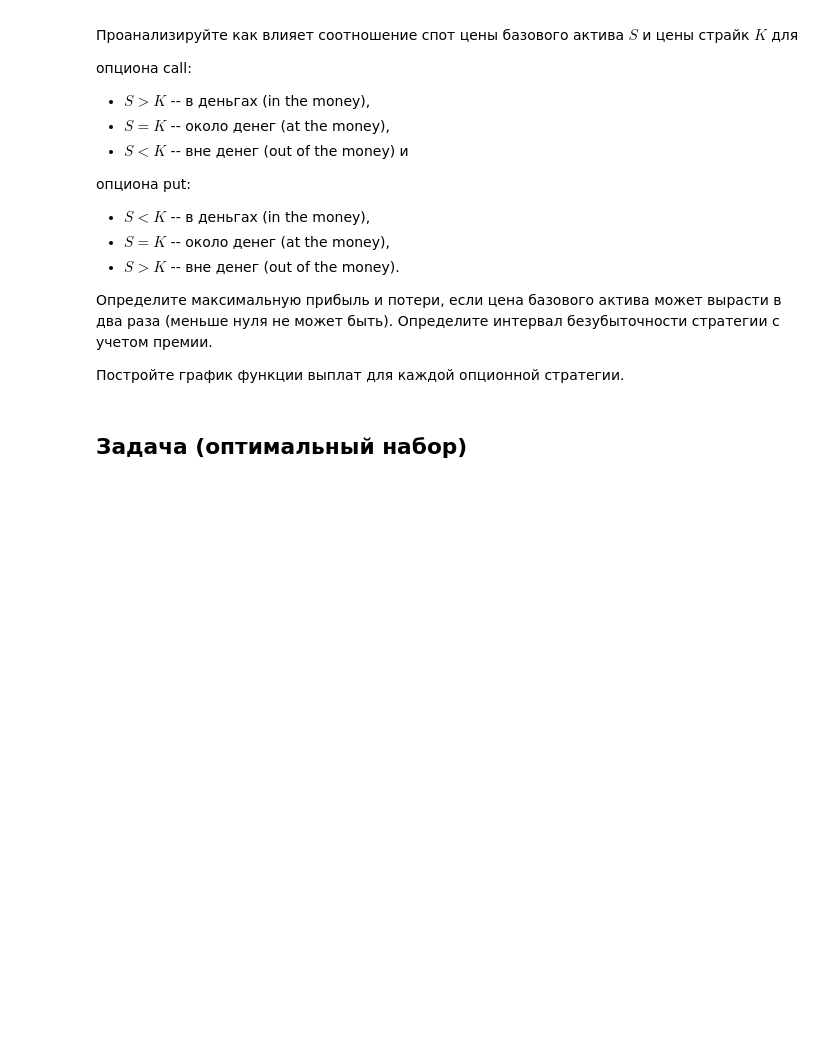
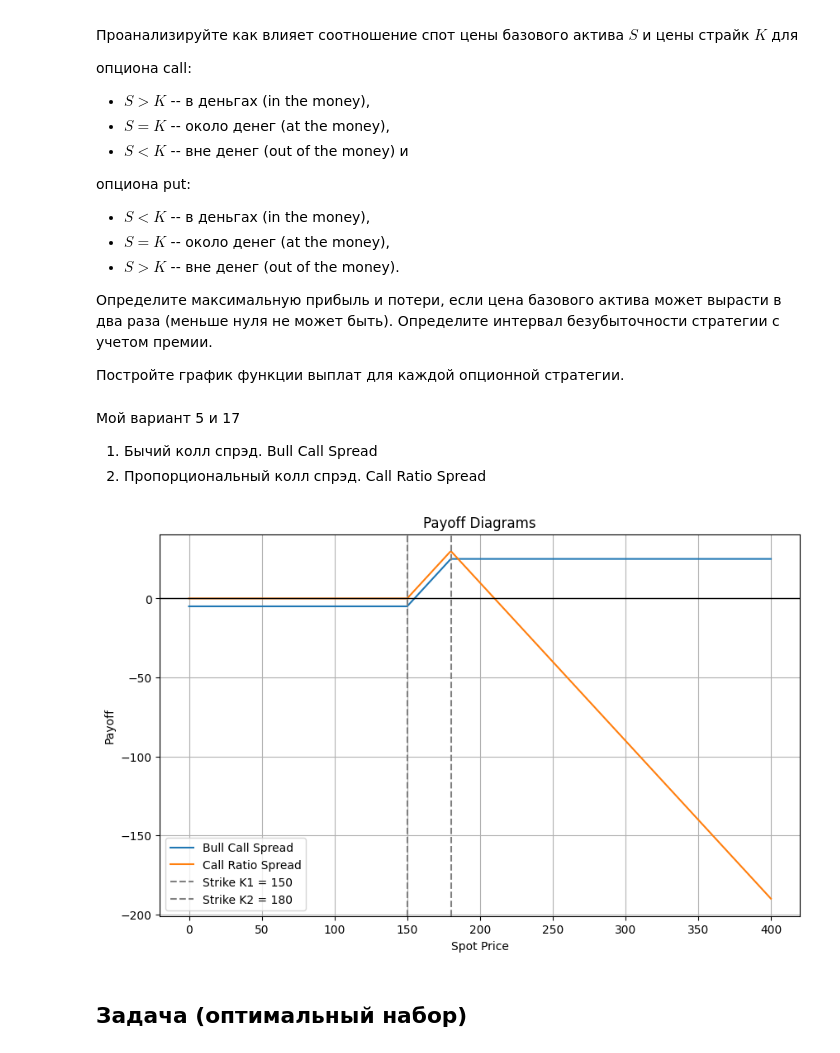
Before and after one commit to MiromanovDaniil/GSFP-labs, a Jupyter notebook: lab_1_GSFP.ipynb, the cells around one changed output. Cells and saved outputs as stored; diff of their text form; code cells hidden in the pictures; blank space fills up the shorter version.

```diff
--- a/lab_1_GSFP.ipynb
+++ b/lab_1_GSFP.ipynb
@@ -602,0 +602,4 @@ $i$ и $i+12$, где $i$ -- ваша фамилия по алфавиту:
+# %% [markdown]
+Мой вариант 5 и 17
+1. Бычий колл спрэд. Bull Call Spread
+2. Пропорциональный колл спрэд. Call Ratio Spread
@@ -603,3 +657,20 @@ $i$ и $i+12$, где $i$ -- ваша фамилия по алфавиту:
+# %%
+# Параметры стратегии
+S = np.linspace(0, 400, 500)  # Диапазон цен базового актива
+K1, K2 = 150, 180             # Низкий и высокий страйки
+C1, C2 = 10, 5                # Премии купленного и проданного опциона
+
+# Вычисление выплат
+bull_call_payoff = calculate_payoff(S, K1, K2, C1, C2, "bull_call")
+call_ratio_payoff = calculate_payoff(S, K1, K2, C1, C2, "call_ratio")
+
+# Построение графика
+plot_payoff(S,
+            [bull_call_payoff, call_ratio_payoff],
+            ["Bull Call Spread", "Call Ratio Spread"],
+            K1, K2)
+# %% [output]
+[figure, added]
 # %% [markdown]
 ## Задача (оптимальный набор)
 # %% [markdown]
```
Also changed, not shown: parts of 10 cells of this notebook, 1 other file.
